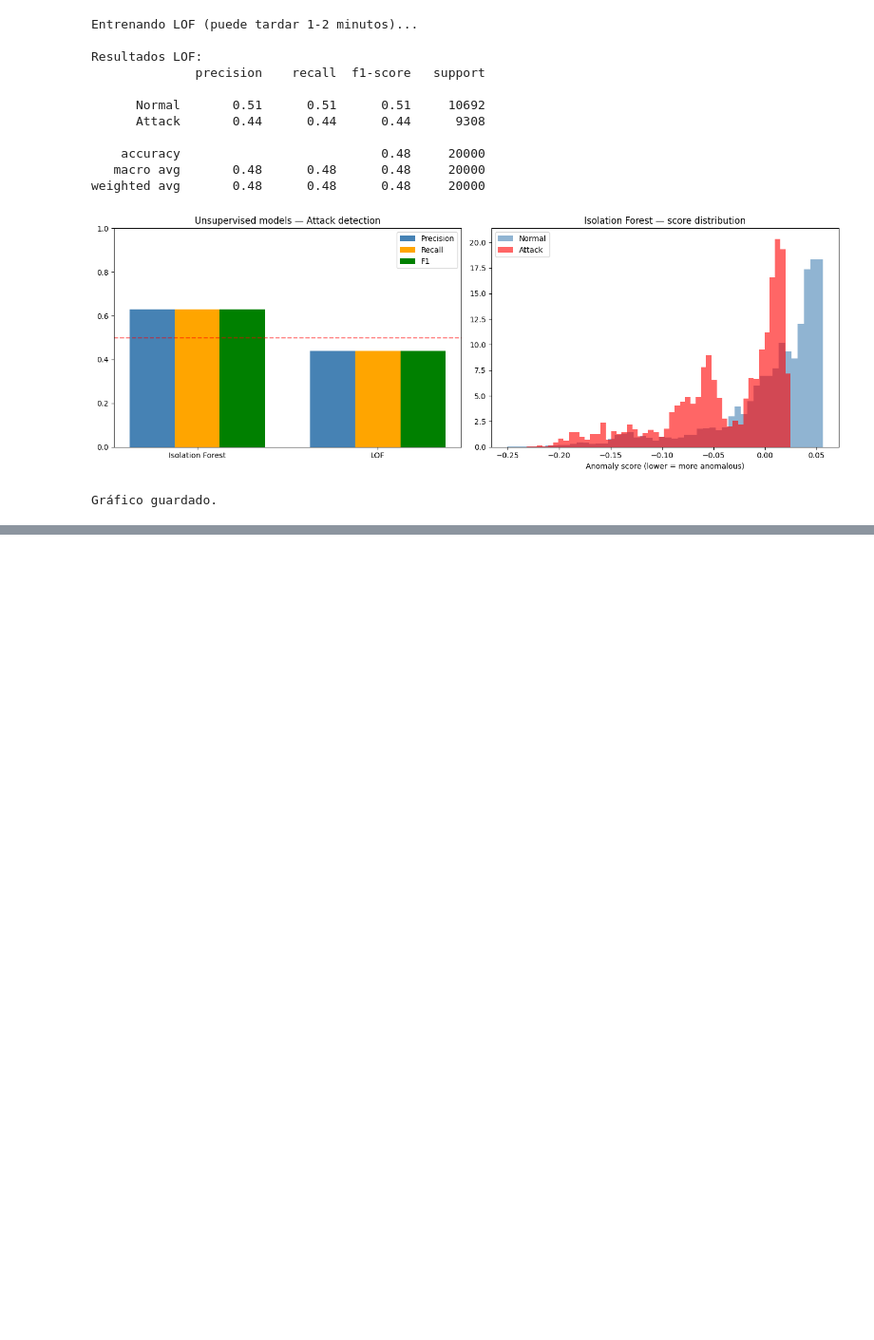
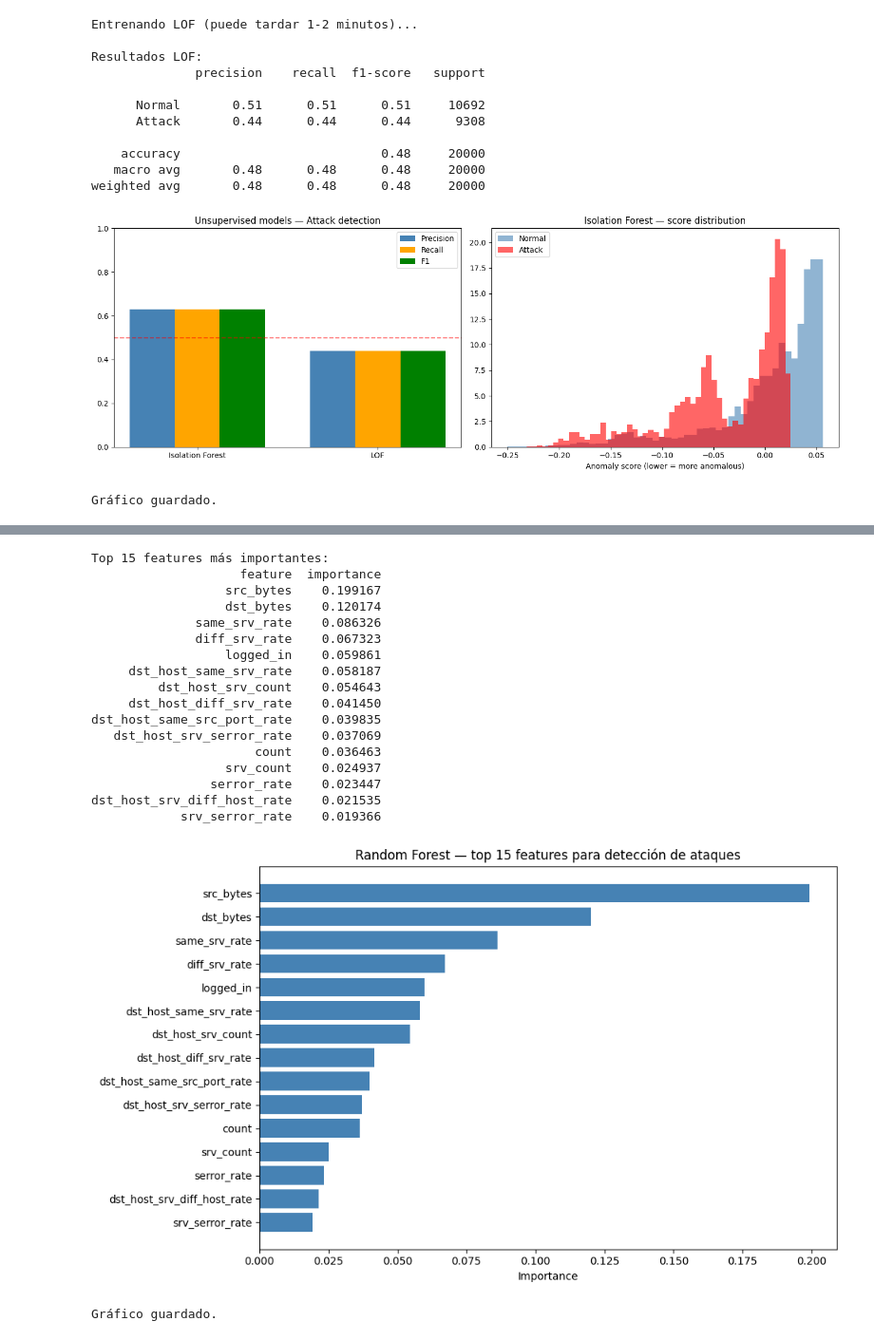
Before and after one commit to sanmope/detection-engineering-prep, a Jupyter notebook: anomaly_detection.ipynb, the cells around one changed output, grey strips where cells are left out. Shown at 95% size. Cells and saved outputs as stored; diff of their text form; code cells hidden in the pictures; blank space fills up the shorter version.

```diff
--- a/anomaly_detection.ipynb
+++ b/anomaly_detection.ipynb
@@ -249,0 +314,41 @@ Gráfico guardado.
+# %%
+# Feature importance — qué features usa más el modelo
+importances = pd.DataFrame({
+    'feature': numeric_features,
+    'importance': rf.feature_importances_
+}).sort_values('importance', ascending=False)
+
+print("Top 15 features más importantes:")
+print(importances.head(15).to_string(index=False))
+
+# Gráfico
+plt.figure(figsize=(10, 6))
+plt.barh(importances.head(15)['feature'][::-1],
+         importances.head(15)['importance'][::-1],
+         color='steelblue')
+plt.xlabel('Importance')
+plt.title('Random Forest — top 15 features para detección de ataques')
+plt.tight_layout()
+plt.savefig('feature_importance.png', dpi=150, bbox_inches='tight')
+plt.show()
+print("Gráfico guardado.")
+# %% [output]
+Top 15 features más importantes:
+                    feature  importance
+                  src_bytes    0.199167
+                  dst_bytes    0.120174
+              same_srv_rate    0.086326
+              diff_srv_rate    0.067323
+                  logged_in    0.059861
+     dst_host_same_srv_rate    0.058187
+         dst_host_srv_count    0.054643
+     dst_host_diff_srv_rate    0.041450
+dst_host_same_src_port_rate    0.039835
+   dst_host_srv_serror_rate    0.037069
+                      count    0.036463
+                  srv_count    0.024937
+                serror_rate    0.023447
+dst_host_srv_diff_host_rate    0.021535
+            srv_serror_rate    0.019366
+[figure, added]
+Gráfico guardado.
```
Also changed, not shown: parts of 7 cells of this notebook, 2 other files.
